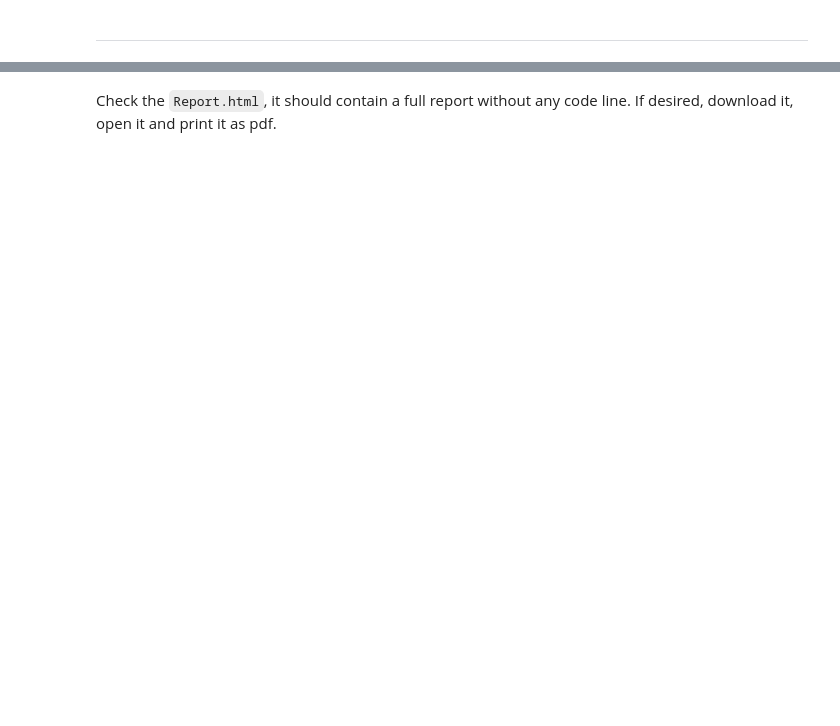
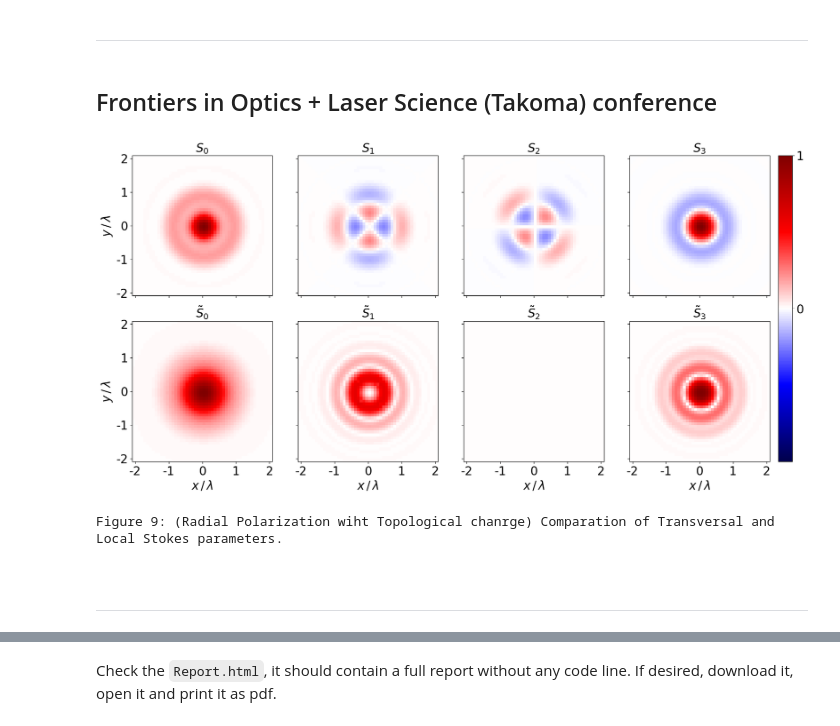
Before and after one commit to WavefrontEngUB/localStokes, a Jupyter notebook: Report.ipynb, the cells around one changed output, grey strips where cells are left out. Drawn from its saved outputs; the diff is of its cells as text; code cells hidden in the pictures; blank space fills up the shorter version.

Commit message:
working in a public version V and including Takoma conference

```diff
--- a/Report.ipynb
+++ b/Report.ipynb
@@ -224,7 +226,7 @@ def compute_3D_stokes(Ex, Ey=None, Ez=None):
     B2 = np.sum(B*B, axis=-1)
 
     # Computo l'angle alpha, tan 2a = 2 A · B / (|A|^2-|B|^2)
-    alpha = .5*np.arctan2(2*np.sum(A*B, axis=-1), A2-B2)
+    alpha = .5*np.arctan2(2*np.sum(A*B, axis=-1), (A2-B2+1e-10))
     #alpha = np.arctan2(A2-B2, np.sum(A*B, axis=-1))
 
     # Cross product for S3
@@ -234,7 +236,7 @@ def compute_3D_stokes(Ex, Ey=None, Ez=None):
 
     # Vectors de Stokes per se
     s[:, :, 0] = A2+B2
-    s[:, :, 1] = (A2-B2)/(np.cos(2*alpha))
+    s[:, :, 1] = (A2-B2+1e-10)/(np.cos(2*alpha))
     s[:, :, 2] = 0
     s[:, :, 3] = 2*np.sqrt(np.sum(cross*cross, axis=-1))
 
@@ -435,7 +443,7 @@ donde $g_{_R}(\theta) = g_{_C}(\theta)\sin(\theta)$, para evitar la singularidad
 
 A continuación mostramos el campo transversal en el plano focal para el caso de campo incidente radialmente polarizado
 # %%
-raw_data_rad = Path("data") / "Radial" / "400x400"
+raw_data_rad = Path("data") / "Radial"
 
 rad_retriever = PhaseRetriever()
 
@@ -540,6 +537,26 @@ if verbose > 2:
     ax.set_yticklabels(ticks, fontsize=20)
 # %% [markdown]
 <hr>
+# %% [markdown]
+## Frontiers in Optics + Laser Science (Takoma) conference
+# %%
+rad_teo = utils.get_theoretical_field("takoma", sigma=10, NA=0.8, n=400, lamb=lamb, verbose=verbose, m_topo=-1)
+rad_s_teo = compute_3D_stokes(rad_teo)
+
+S0takoma = np.abs(rad_teo[:,:,0])**2 + np.abs(rad_teo[:,:,1])**2
+S1takoma = np.abs(rad_teo[:,:,0])**2 - np.abs(rad_teo[:,:,1])**2
+S2takoma = 2*np.real(rad_teo[:,:,0]*np.conj(rad_teo[:,:,1]))
+S3takoma = 2*np.imag(rad_teo[:,:,0]*np.conj(rad_teo[:,:,1]))
+rad_trans_stokes = np.stack([S0takoma, S1takoma, S2takoma, S3takoma], axis=2)
+
+fig_num = utils.plot_takoma_fig(rad_trans_stokes, rad_s_teo, label='Radial Polarization wiht Topological chanrge', trim=175,
+                                pixel_size=pixel_size, lamb=lamb, fig_num=fig_num)
+# %% [output]
+[figure, added]
+Figure 9: (Radial Polarization wiht Topological chanrge) Comparation of Transversal and Local Stokes parameters.
+# %% [markdown]
+<br>
+<hr>
 # %%
 root = "../" if STANDALONE else ""
 !jupyter nbconvert Report.ipynb --to html --no-input --output {root}Report.html
```
Also changed, not shown: parts of 15 cells of this notebook, 15 other files.
